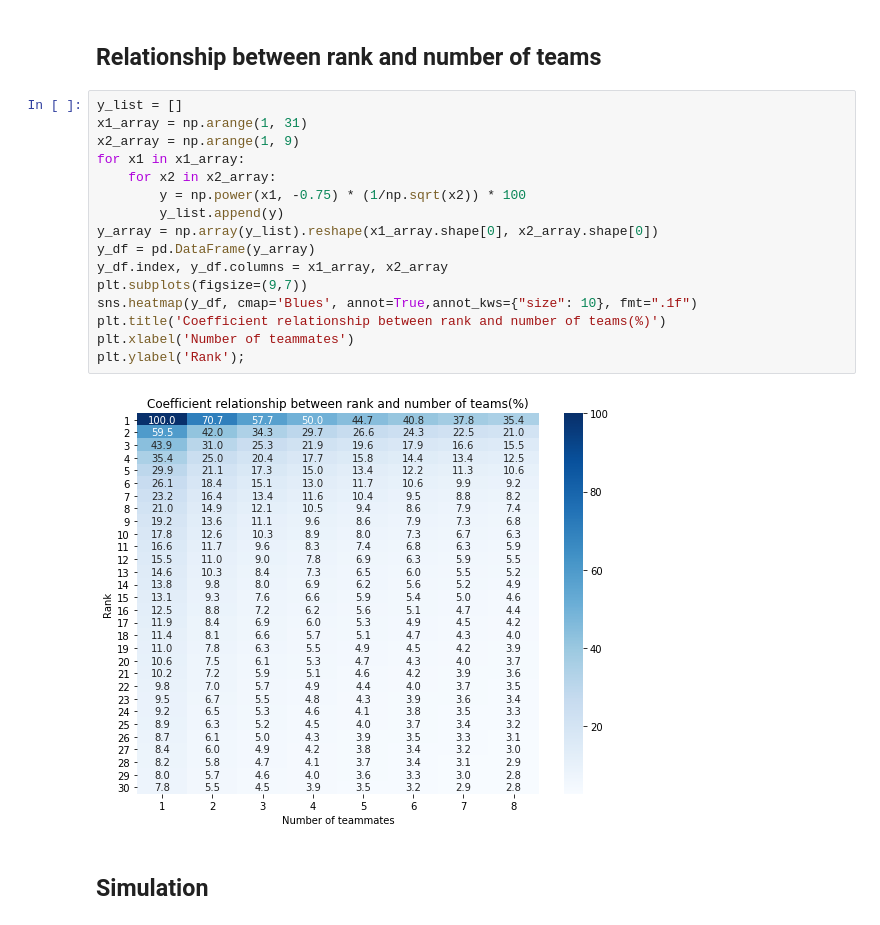
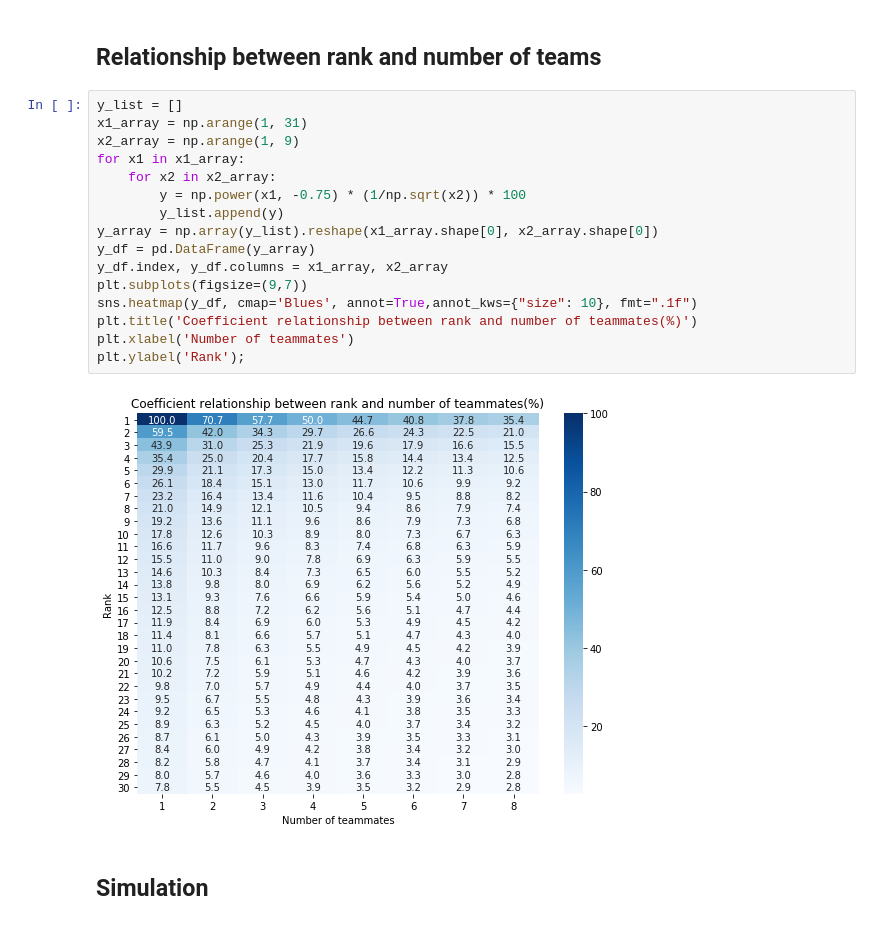
Before and after one commit to uratatsu/kaggle_ranking, a Jupyter notebook: Learn aboout Competition Points.ipynb, the cells around one changed output. Saved outputs shown, nothing was run; the diff lists cells and outputs as text.

```diff
--- a/Learn aboout Competition Points.ipynb
+++ b/Learn aboout Competition Points.ipynb
@@ -115,21 +115,21 @@ plt.ylabel('Coefficient');
 # %%
 y_list = []
 x1_array = np.arange(1, 31)
 x2_array = np.arange(1, 9)
 for x1 in x1_array:
     for x2 in x2_array:
         y = np.power(x1, -0.75) * (1/np.sqrt(x2)) * 100
         y_list.append(y)
 y_array = np.array(y_list).reshape(x1_array.shape[0], x2_array.shape[0])
 y_df = pd.DataFrame(y_array)
 y_df.index, y_df.columns = x1_array, x2_array
 plt.subplots(figsize=(9,7))
 sns.heatmap(y_df, cmap='Blues', annot=True,annot_kws={"size": 10}, fmt=".1f")
-plt.title('Coefficient relationship between rank and number of teams(%)')
+plt.title('Coefficient relationship between rank and number of teammates(%)')
 plt.xlabel('Number of teammates')
 plt.ylabel('Rank');
 # %% [output]
-[figure, old version]
+[figure, new version]
 # %% [markdown]
 ## Simulation
 # %% [markdown]
```
